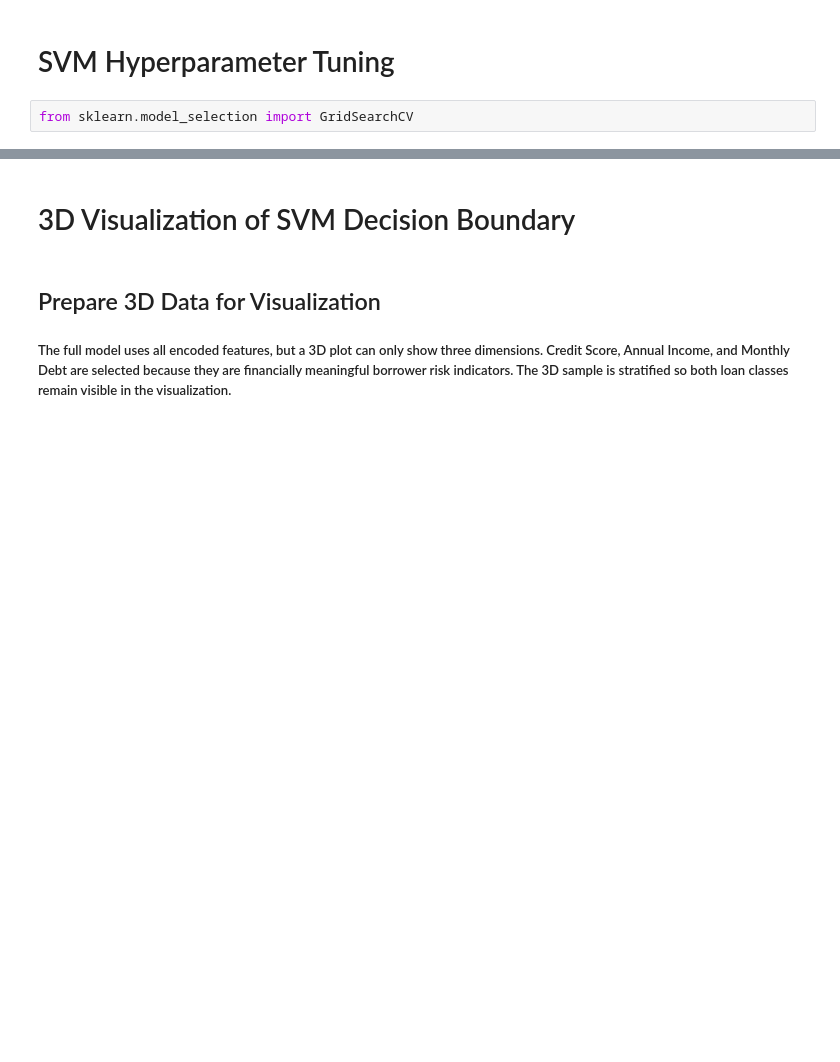
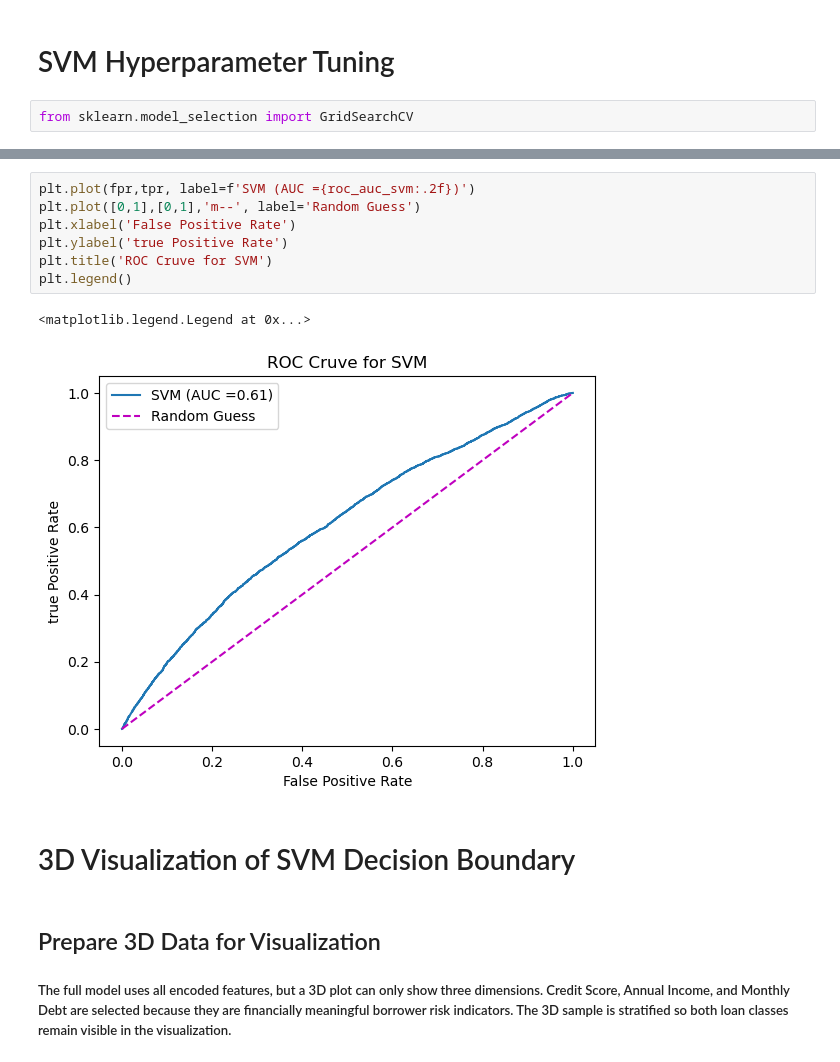
Before and after one commit to PratikG091202/credit-risk-prediction-ml, a Jupyter notebook: credit_risk_analysis.ipynb, the cells around one changed output, grey strips where cells are left out. Cells and saved outputs as stored; diff of their text form; blank space fills up the shorter version.

```diff
--- a/credit_risk_analysis.ipynb
+++ b/credit_risk_analysis.ipynb
@@ -717,3 +759,13 @@ SVM Recall: 0.5552120141342756
+# %%
+plt.plot(fpr,tpr, label=f'SVM (AUC ={roc_auc_svm:.2f})')
+plt.plot([0,1],[0,1],'m--', label='Random Guess')
+plt.xlabel('False Positive Rate')
+plt.ylabel('true Positive Rate')
+plt.title('ROC Cruve for SVM')
+plt.legend()
+# %% [output]
+<matplotlib.legend.Legend at 0x...>
+[figure, added]
 # %% [markdown]
 # 3D Visualization of SVM Decision Boundary
 # %% [markdown]
```
Also changed, not shown: parts of 52 cells of this notebook.
